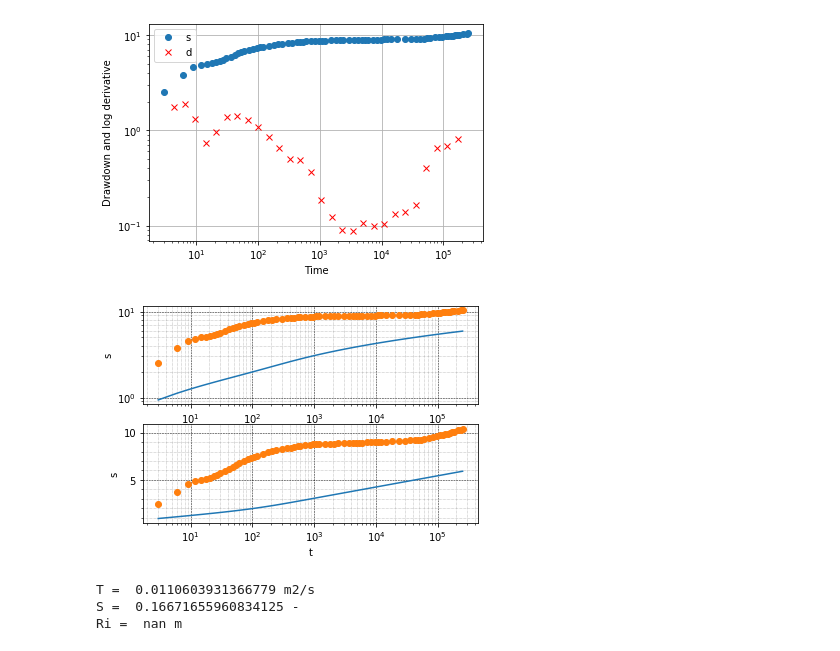
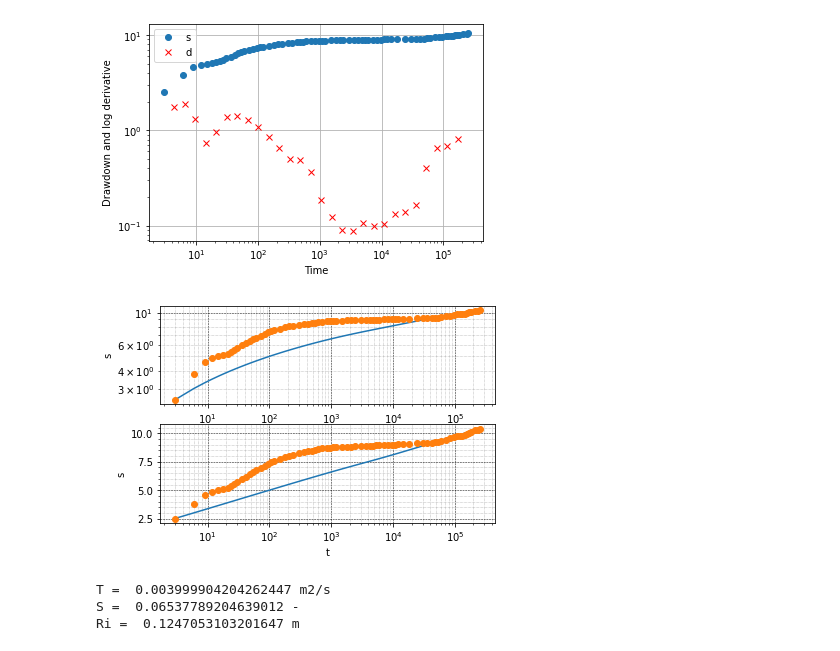
Before and after one commit to UniNE-CHYN/openhytest, a Jupyter notebook: notebooks/Demo_Warren_and_Root.ipynb, the cells around one changed output. Saved outputs shown, nothing was run; the diff lists cells and outputs as text; code cells hidden in the pictures.

Commit message:
WarrenRootdemo

```diff
--- a/notebooks/Demo_Warren_and_Root.ipynb
+++ b/notebooks/Demo_Warren_and_Root.ipynb
@@ -125,12 +125,12 @@ rw=0.11                 # Radius of well in m
 rc=0.11                 # Radius of casing in m
 Q=3.58e-2               # Flow rate m3/s
 # %%
-warren = ht.Warren_Root(Q=Q, r=rw, df=data)
+warren = ht.Warren_Root(Q=Q, r=rc, rw=rw, df=data)
 warren.guess_params()
 warren.trial()
 # %% [output]
-[figure, old version]
+[figure, new version]
-T =  0.0110603931366779 m2/s
-S =  0.16671655960834125 -
-Ri =  nan m
+T =  0.003999904204262447 m2/s
+S =  0.06537789204639012 -
+Ri =  0.1247053103201647 m
 # %%
```
Also changed, not shown: parts of 4 cells of this notebook, 2 other files.
